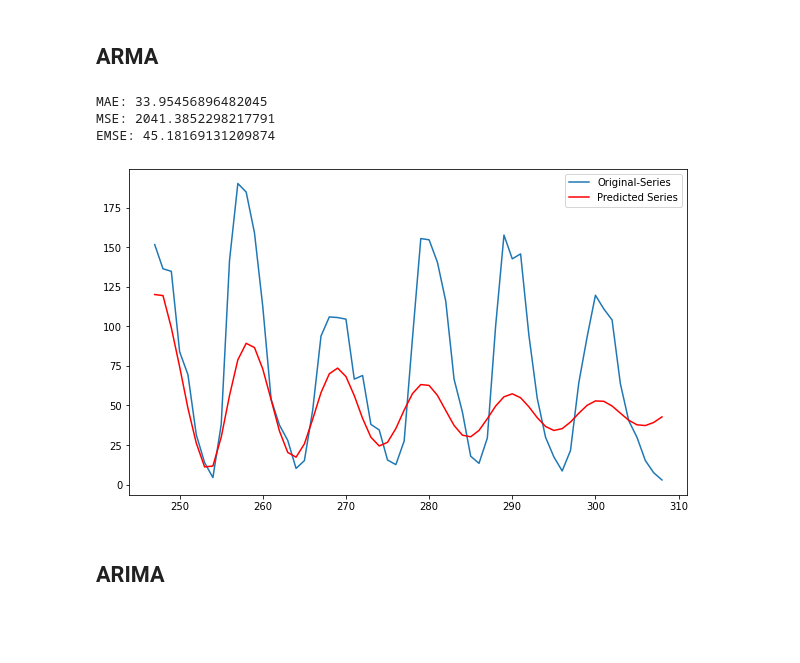
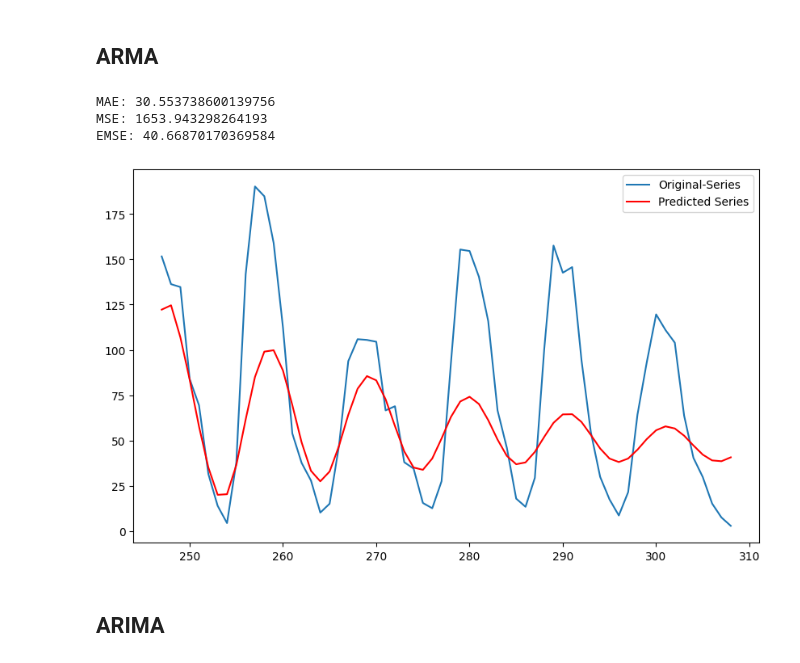
Before and after one commit to 4you25/Python-Data-Analysis-Third-Edition, a Jupyter notebook: Chapter08/Ch8.ipynb, the cells around one changed output. Saved outputs shown, nothing was run; the diff lists cells and outputs as text; code cells hidden in the pictures; blank space fills up the shorter version.

```diff
--- a/Chapter08/Ch8.ipynb
+++ b/Chapter08/Ch8.ipynb
@@ -255,7 +255,7 @@ plt.show()
 # %%
 # import needful libraries
 import statsmodels.api as sm
-from statsmodels.tsa.arima_model import ARMA
+from statsmodels.tsa.statespace.sarimax import SARIMAX
 from sklearn.metrics import mean_absolute_error
 from sklearn.metrics import mean_squared_error
 import matplotlib.pyplot as plt
@@ -266,42 +266,40 @@ data = sm.datasets.sunspots.load_pandas().data
 data.drop('YEAR',axis=1,inplace=True)
 
 # Split data into train and test set
 train_ratio=0.8
 train=data[:int(train_ratio*len(data))]
 test=data[int(train_ratio*len(data)):]
 
 # AutoRegression Model training
-arma_model = ARMA(train, order=(10,1))
-arma_model = arma_model.fit()
+arma_model = SARIMAX(train, order=(10,0,1))
+fitted_model = arma_model.fit()
 
 # make predictions
-start_point = len(train)
-end_point = start_point + len(test)-1
-pred = arma_model.predict(start_point,end_point)
+pred = fitted_model.get_forecast(len(test)).predicted_mean  # Updated prediction method
 
 # Calculate erros
 mae = mean_absolute_error(test.SUNACTIVITY, pred)
 mse = mean_squared_error(test.SUNACTIVITY, pred)
 rmse = sqrt(mse)
 print("MAE:",mae)
 print("MSE:",mse)
 print("EMSE:",rmse)
 
 # Setting figure size
 plt.figure(figsize=(10,6))
 # Plot test data
 plt.plot(test, label='Original-Series')
 # Plot predictions
 plt.plot(pred, color='red', label='Predicted Series')
 # Add legends
 plt.legend()
 # Display the plot
 plt.show()
 # %% [output]
-MAE: 33.95456896482045
-MSE: 2041.3852298217791
-EMSE: 45.18169131209874
+MAE: 30.553738600139756
+MSE: 1653.943298264193
+EMSE: 40.66870170369584
-[figure, old version]
+[figure, new version]
 # %% [markdown]
 ## ARIMA
 # %%
```
Also changed, not shown: parts of 5 cells of this notebook.
